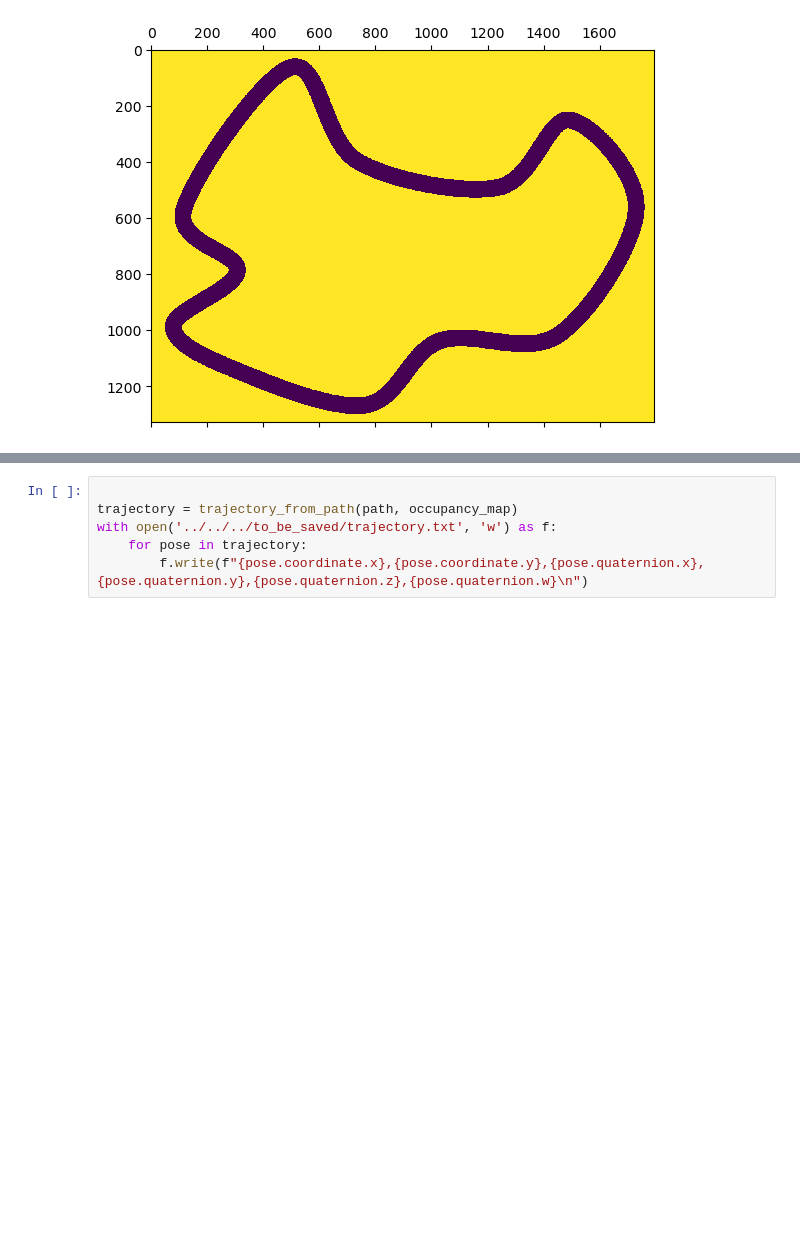
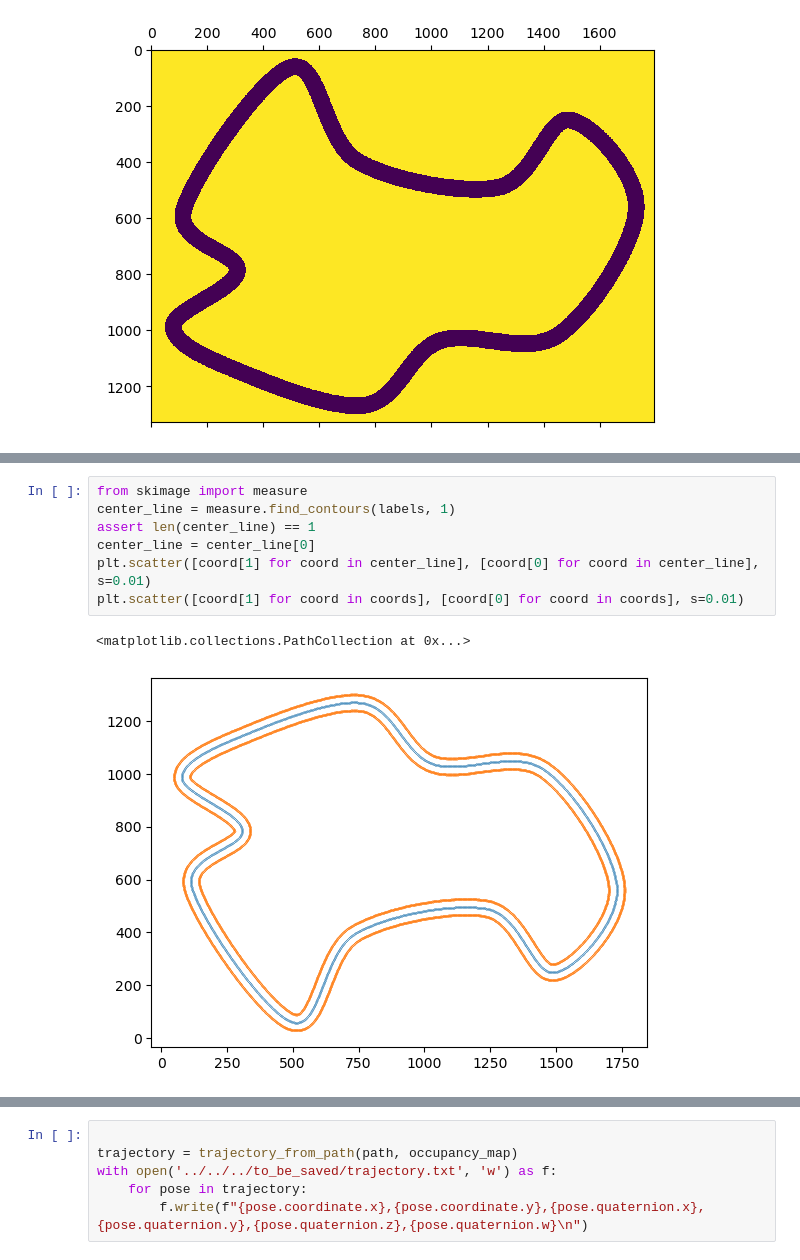
Before and after one commit to tim200002/TAS-Racer, a Jupyter notebook: src/offline_path_finder/src/robust_extract_centerline.ipynb, the cells around one changed output, grey strips where cells are left out. Drawn from its saved outputs; the diff is of its cells as text; blank space fills up the shorter version.

```diff
--- a/src/offline_path_finder/src/robust_extract_centerline.ipynb
+++ b/src/offline_path_finder/src/robust_extract_centerline.ipynb
@@ -148,0 +92,10 @@ reached end
+# %%
+from skimage import measure
+center_line = measure.find_contours(labels, 1)
+assert len(center_line) == 1
+center_line = center_line[0]
+plt.scatter([coord[1] for coord in center_line], [coord[0] for coord in center_line], s=0.01)
+plt.scatter([coord[1] for coord in coords], [coord[0] for coord in coords], s=0.01)
+# %% [output]
+<matplotlib.collections.PathCollection at 0x...>
+[figure, added]
```
Also changed, not shown: parts of 13 cells of this notebook, 2 other files.
